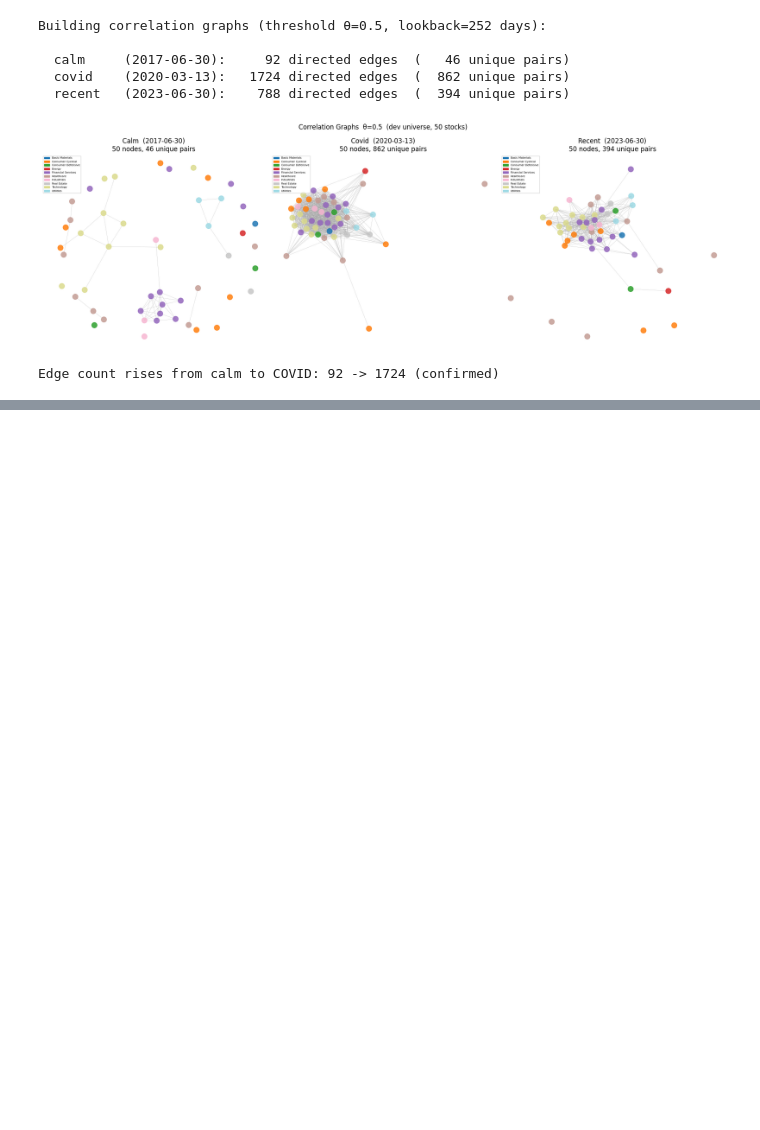
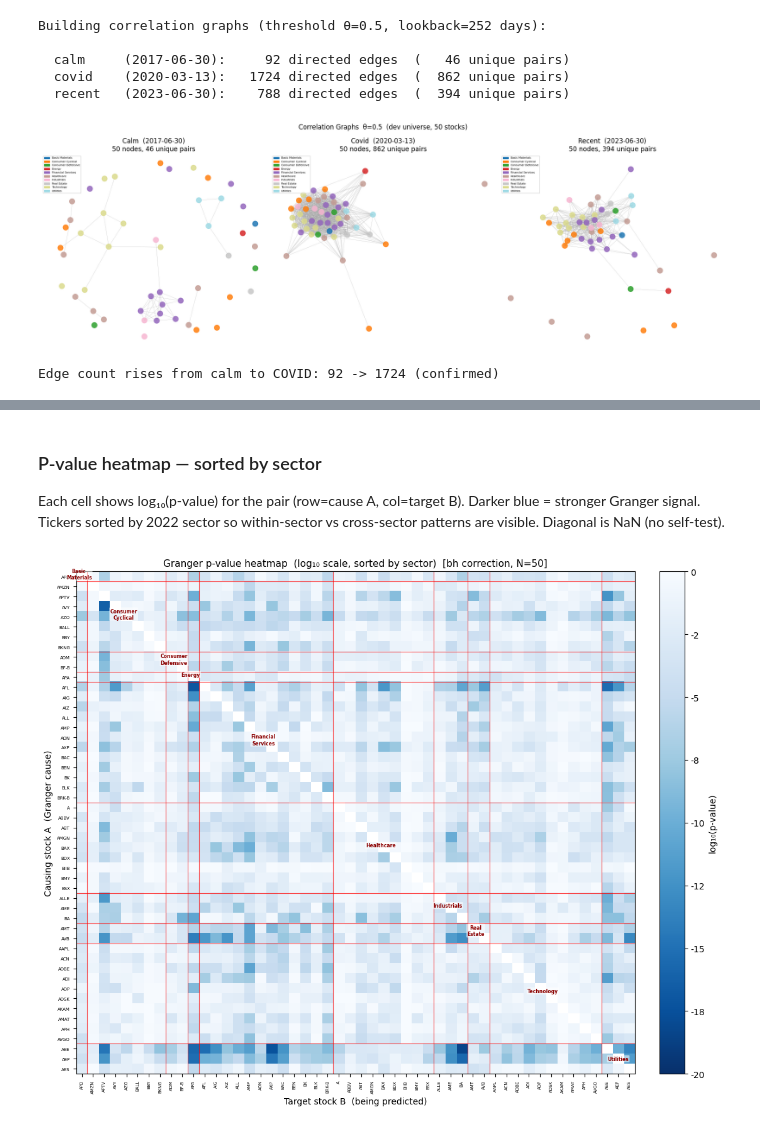
Before and after one commit to waderylan/sp500-gnn, a Jupyter notebook: notebooks/03_graphs.ipynb, the cells around one changed output, grey strips where cells are left out. Cells and saved outputs as stored; diff of their text form; code cells hidden in the pictures; blank space fills up the shorter version.

```diff
--- a/notebooks/03_graphs.ipynb
+++ b/notebooks/03_graphs.ipynb
@@ -168,0 +241,12 @@ Edge count rises from calm to COVID: 92 -> 1724 (confirmed)
+# %%
+import time
+
+t0 = time.time()
+pval_df = run_granger_tests(log_returns, tickers)
+elapsed = time.time() - t0
+
+print(f"\nElapsed: {elapsed:.1f}s")
+print(f"P-value matrix shape: {pval_df.shape}")
+print(f"Min off-diagonal p-value: {pval_df.values[~np.eye(len(tickers), dtype=bool)].min():.4e}")
+print(f"Fraction of pairs with p < 0.05 (uncorrected): "
+      f"{(pval_df.values[~np.eye(len(tickers), dtype=bool)] < 0.05).mean():.3f}")
@@ -168,0 +374,64 @@ Edge count rises from calm to COVID: 92 -> 1724 (confirmed)
+# %% [markdown]
+### P-value heatmap — sorted by sector
+
+Each cell shows log₁₀(p-value) for the pair (row=cause A, col=target B). Darker blue = stronger Granger signal. Tickers sorted by 2022 sector so within-sector vs cross-sector patterns are visible. Diagonal is NaN (no self-test).
+# %%
+import matplotlib.pyplot as plt
+import matplotlib.ticker as mticker
+import numpy as np
+
+# Sort tickers by 2022 sector, then alphabetically within sector
+sector_of = {t: sector_history.get(t, {}).get("2022", "Unknown") for t in tickers}
+sorted_tickers = sorted(tickers, key=lambda t: (sector_of[t], t))
+sorted_idx = [tickers.index(t) for t in sorted_tickers]
+
+# Reorder p-value matrix: rows = cause, cols = target, both sorted by sector
+pval_sorted = pval_df.iloc[sorted_idx, sorted_idx].values  # (N, N)
+log_pval = np.log10(np.clip(pval_sorted, 1e-20, 1.0))     # clamp to avoid -inf
+
+fig, ax = plt.subplots(figsize=(11, 9))
+im = ax.imshow(log_pval, cmap="Blues_r", aspect="auto", vmin=-20, vmax=0)
+
+cbar = fig.colorbar(im, ax=ax, fraction=0.046, pad=0.04)
+cbar.set_label("log₁₀(p-value)", fontsize=10)
+cbar.ax.yaxis.set_major_formatter(mticker.FormatStrFormatter("%.0f"))
+
+# Tick labels — show ticker symbols, rotated
+ax.set_xticks(range(len(sorted_tickers)))
+ax.set_yticks(range(len(sorted_tickers)))
+ax.set_xticklabels(sorted_tickers, rotation=90, fontsize=5)
+ax.set_yticklabels(sorted_tickers, fontsize=5)
+ax.set_xlabel("Target stock B  (being predicted)", fontsize=10)
+ax.set_ylabel("Causing stock A  (Granger cause)", fontsize=10)
+
+# Draw sector boundary lines
+sector_labels_sorted = [sector_of[t] for t in sorted_tickers]
+boundaries = []
+for i in range(1, len(sector_labels_sorted)):
+    if sector_labels_sorted[i] != sector_labels_sorted[i - 1]:
+        boundaries.append(i - 0.5)
+
+for b in boundaries:
+    ax.axhline(b, color="red", linewidth=0.8, alpha=0.7)
+    ax.axvline(b, color="red", linewidth=0.8, alpha=0.7)
+
+# Sector name annotations along the diagonal
+prev = 0
+for b in boundaries + [len(sorted_tickers)]:
+    mid = (prev + b - 1) / 2
+    sector_name = sector_labels_sorted[prev]
+    ax.text(mid, mid, sector_name.replace(" ", "\n"),
+            ha="center", va="center", fontsize=5.5,
+            color="darkred", fontweight="bold",
+            bbox=dict(boxstyle="round,pad=0.15", fc="white", alpha=0.55, ec="none"))
+    prev = int(b + 0.5)
+
+ax.set_title(
+    f"Granger p-value heatmap  (log₁₀ scale, sorted by sector)  "
+    f"[{correction_used} correction, N={len(tickers)}]",
+    fontsize=11
+)
+plt.tight_layout()
+plt.show()
+# %% [output]
+[figure, added]
```
Also changed, not shown: parts of 14 cells of this notebook, 1 other file.
